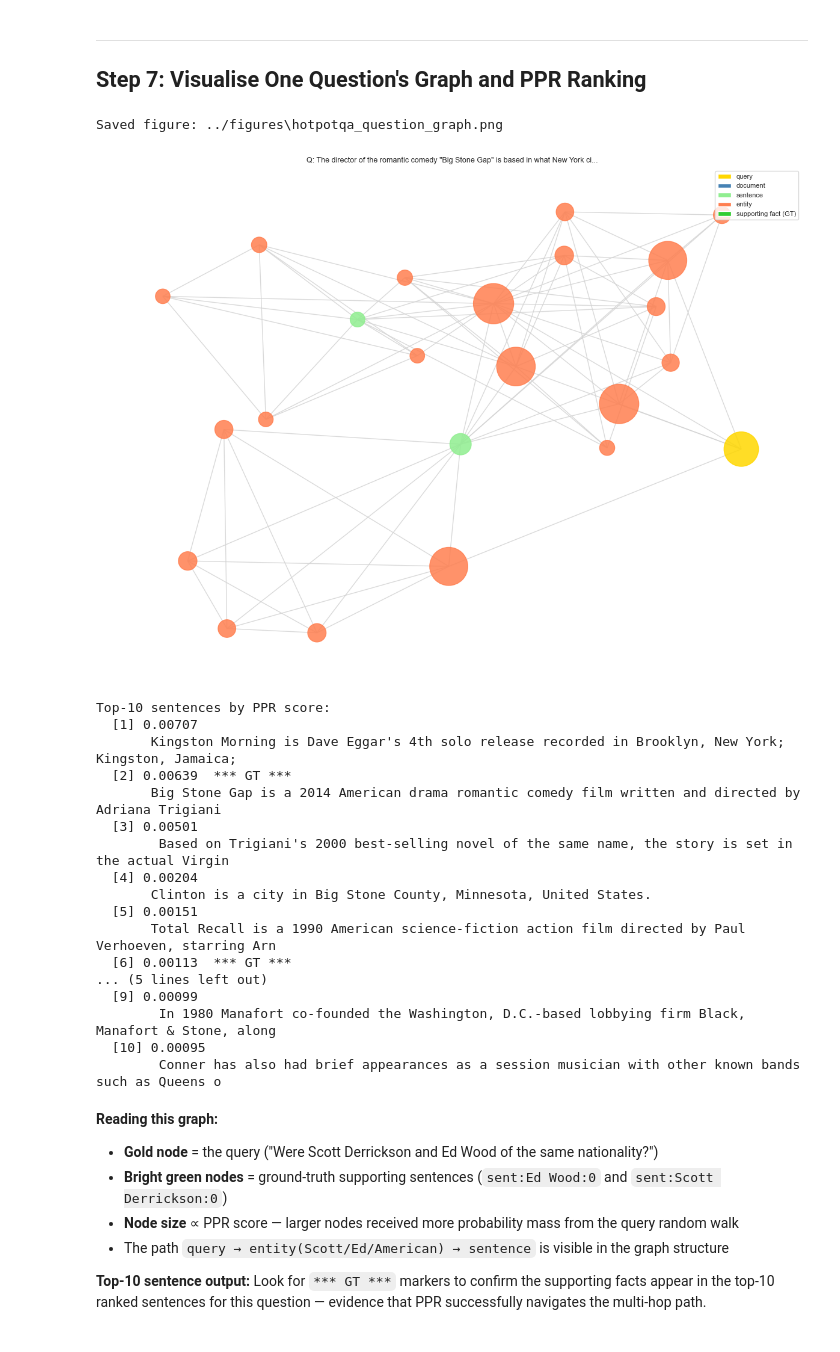
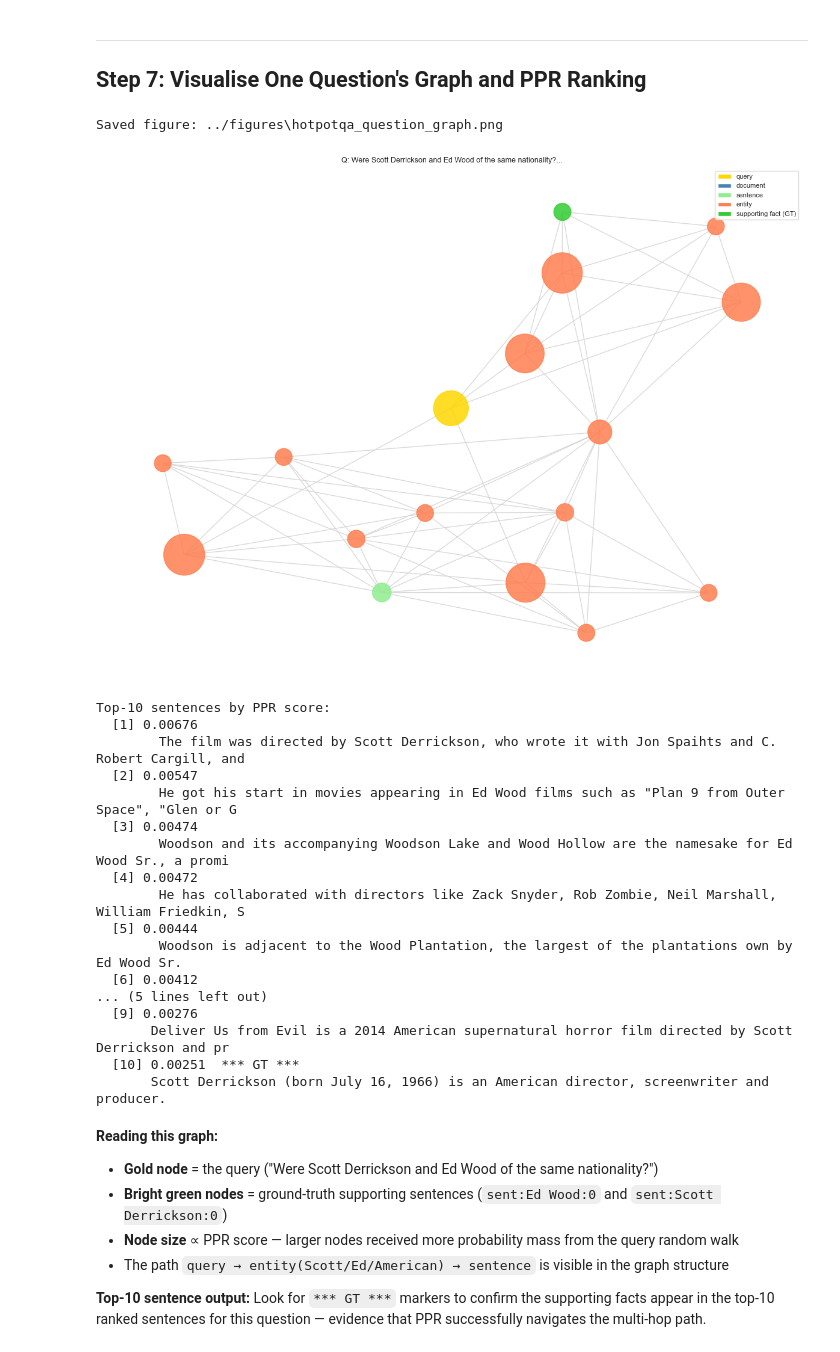
Before and after one commit to ratticha/GraphRAG, a Jupyter notebook: notebooks/04_hotpotqa_graphrag_experiments.ipynb, the cells around one changed output. Cells and saved outputs as stored; diff of their text form; code cells hidden in the pictures.

```diff
--- a/notebooks/04_hotpotqa_graphrag_experiments.ipynb
+++ b/notebooks/04_hotpotqa_graphrag_experiments.ipynb
@@ -328,7 +368,7 @@ Saved figure: ../figures\hotpotqa_retrieval_results.png
 ---
 ## Step 7: Visualise One Question's Graph and PPR Ranking
 # %%
-rec    = records[4]
+rec    = records[0]
 q_node = f"query:{rec['_id']}"
 
 # Run PPR seeded from query node and its direct entity neighbours
@@ -360,51 +400,51 @@ fig, ax = plt.subplots(figsize=(12, 9))
 pos = nx.spring_layout(G_sub, seed=42, k=1.2)
 nx.draw_networkx(G_sub, pos, ax=ax,
                  node_color=node_colors, node_size=node_sizes,
                  edge_color="lightgray", with_labels=False, alpha=0.85)
 
 legend_elems = [
     mpatches.Patch(facecolor="gold",       label="query"),
     mpatches.Patch(facecolor="steelblue",  label="document"),
     mpatches.Patch(facecolor="lightgreen", label="sentence"),
     mpatches.Patch(facecolor="coral",      label="entity"),
     mpatches.Patch(facecolor="limegreen",  label="supporting fact (GT)"),
 ]
 ax.legend(handles=legend_elems, loc="upper right", fontsize=8)
 ax.set_title(f"Q: {rec['question'][:80]}...", fontsize=9)
 ax.axis("off")
 fig.tight_layout()
 save_figure(fig, "hotpotqa_question_graph.png", figures_dir="../figures")
 plt.show()
 
 # Print top-10 ranked sentences for inspection
 print("\nTop-10 sentences by PPR score:")
 sent_scored = [(n, ppr_scores.get(n, 0.0)) for n in ALL_SENT_NODES]
 sent_scored.sort(key=lambda x: x[1], reverse=True)
 for i, (s_node, score) in enumerate(sent_scored[:10]):
     gt_flag = "*** GT ***" if s_node in gt_nodes else ""
     text = G_hq.nodes[s_node].get("text", "")[:100]
     print(f"  [{i+1}] {score:.5f}  {gt_flag}")
     print(f"       {text}")
 # %% [output]
 Saved figure: ../figures\hotpotqa_question_graph.png
-[figure, old version]
+[figure, new version]
 Top-10 sentences by PPR score:
-  [1] 0.00707
-       Kingston Morning is Dave Eggar's 4th solo release recorded in Brooklyn, New York; Kingston, Jamaica;
-  [2] 0.00639  *** GT ***
-       Big Stone Gap is a 2014 American drama romantic comedy film written and directed by Adriana Trigiani
-  [3] 0.00501
-        Based on Trigiani's 2000 best-selling novel of the same name, the story is set in the actual Virgin
-  [4] 0.00204
-       Clinton is a city in Big Stone County, Minnesota, United States.
-  [5] 0.00151
-       Total Recall is a 1990 American science-fiction action film directed by Paul Verhoeven, starring Arn
-  [6] 0.00113  *** GT ***
+  [1] 0.00676
+        The film was directed by Scott Derrickson, who wrote it with Jon Spaihts and C. Robert Cargill, and
+  [2] 0.00547
+        He got his start in movies appearing in Ed Wood films such as "Plan 9 from Outer Space", "Glen or G
+  [3] 0.00474
+        Woodson and its accompanying Woodson Lake and Wood Hollow are the namesake for Ed Wood Sr., a promi
+  [4] 0.00472
+        He has collaborated with directors like Zack Snyder, Rob Zombie, Neil Marshall, William Friedkin, S
+  [5] 0.00444
+        Woodson is adjacent to the Wood Plantation, the largest of the plantations own by Ed Wood Sr.
+  [6] 0.00412
 ... (5 lines left out)
-  [9] 0.00099
-        In 1980 Manafort co-founded the Washington, D.C.-based lobbying firm Black, Manafort & Stone, along
-  [10] 0.00095
-        Conner has also had brief appearances as a session musician with other known bands such as Queens o
+  [9] 0.00276
+       Deliver Us from Evil is a 2014 American supernatural horror film directed by Scott Derrickson and pr
+  [10] 0.00251  *** GT ***
+       Scott Derrickson (born July 16, 1966) is an American director, screenwriter and producer.
 # %% [markdown]
 **Reading this graph:**
 - **Gold node** = the query ("Were Scott Derrickson and Ed Wood of the same nationality?")
```
Also changed, not shown: parts of 10 cells of this notebook, 6 other files.
